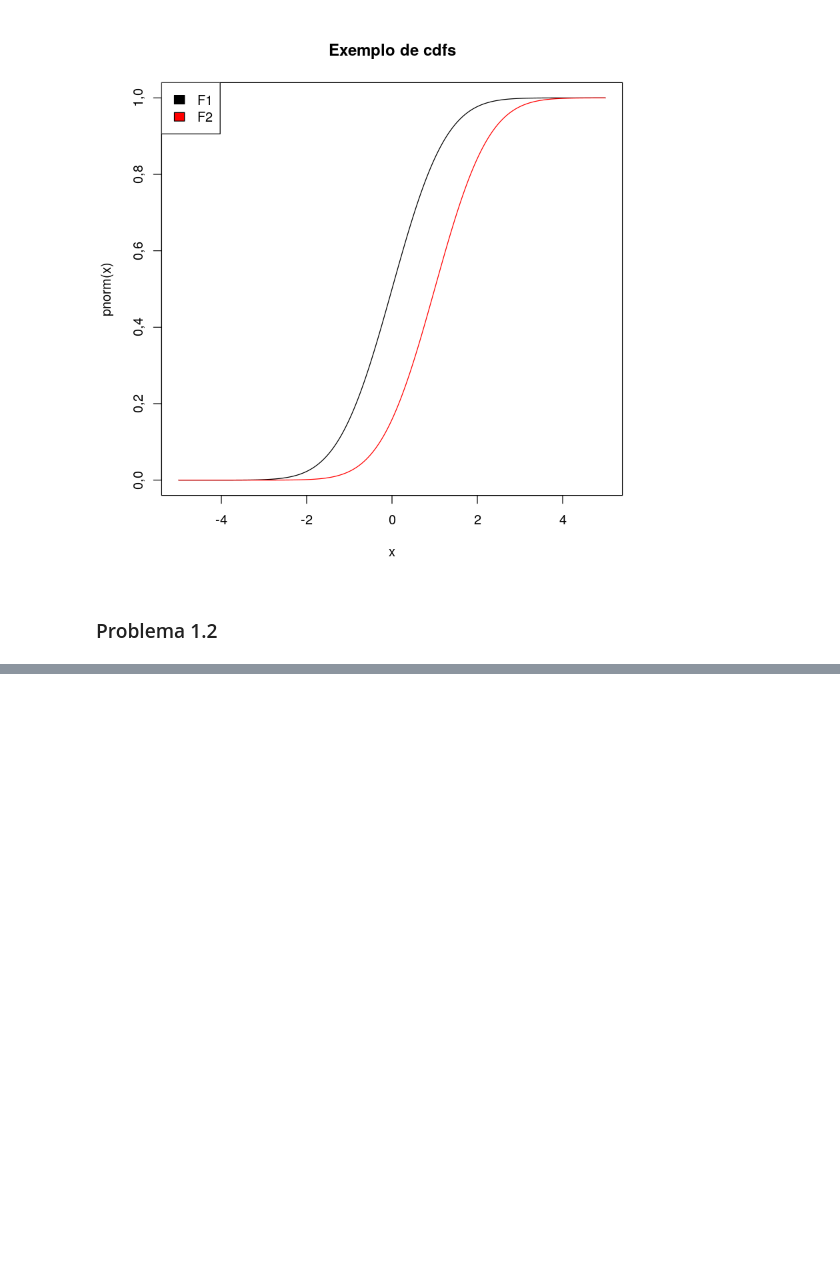
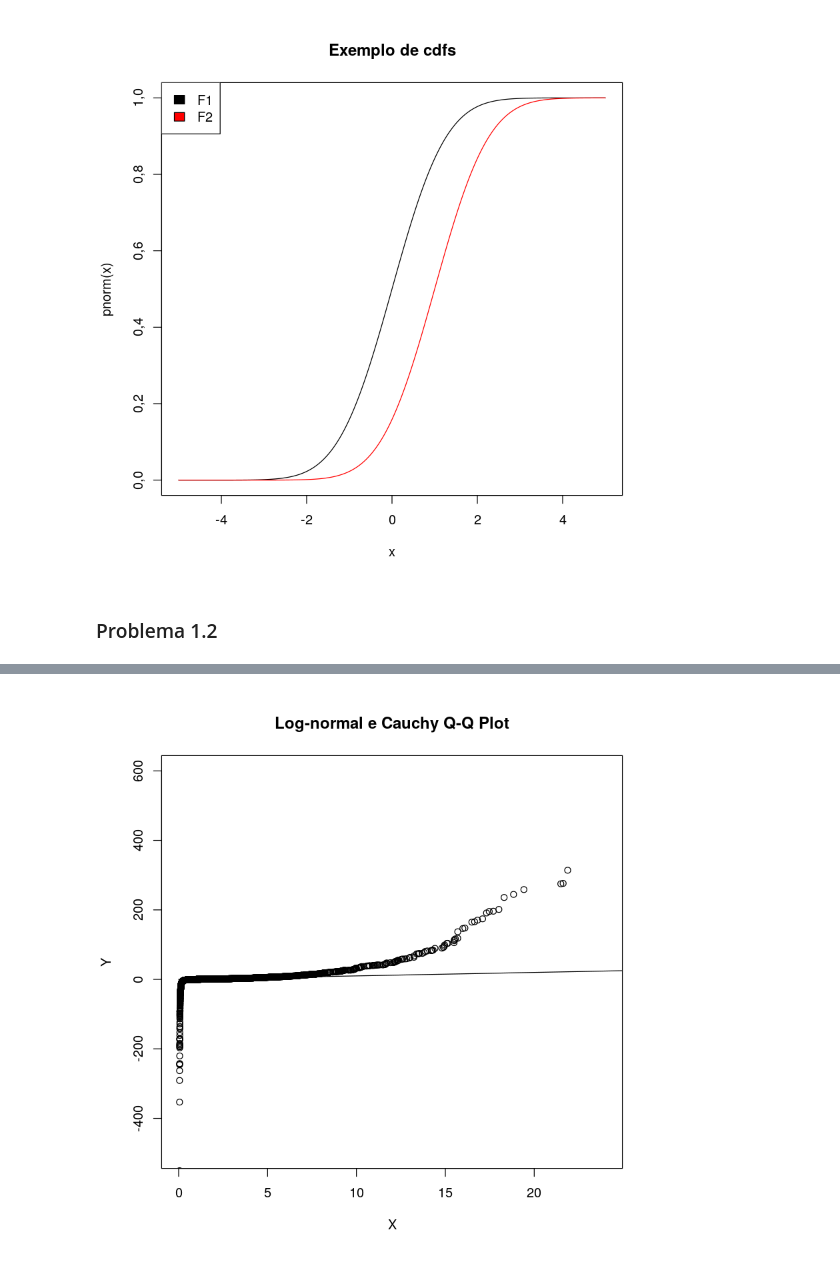
Before and after one commit to lucasresck/Quantitative-Finance, a Jupyter notebook: list_1.ipynb, the cells around one changed output, grey strips where cells are left out. Saved outputs shown, nothing was run; the diff lists cells and outputs as text; code cells hidden in the pictures; blank space fills up the shorter version.

```diff
--- a/list_1.ipynb
+++ b/list_1.ipynb
@@ -58,0 +78,9 @@ legend("topright", c("Exponencial", "Kernel density estimate"), fill=c(1, 2))
+# %%
+# 2.1
+
+X = rlnorm(10000)
+Y = rcauchy(10000)
+qqplot(X, Y, xlim=c(0, 24), ylim=c(-500, 600), main="Log-normal e Cauchy Q-Q Plot")
+lines(seq(0, 30), seq(0, 30))
+# %% [output]
+[figure, added]
```
Also changed, not shown: parts of 14 cells of this notebook.
